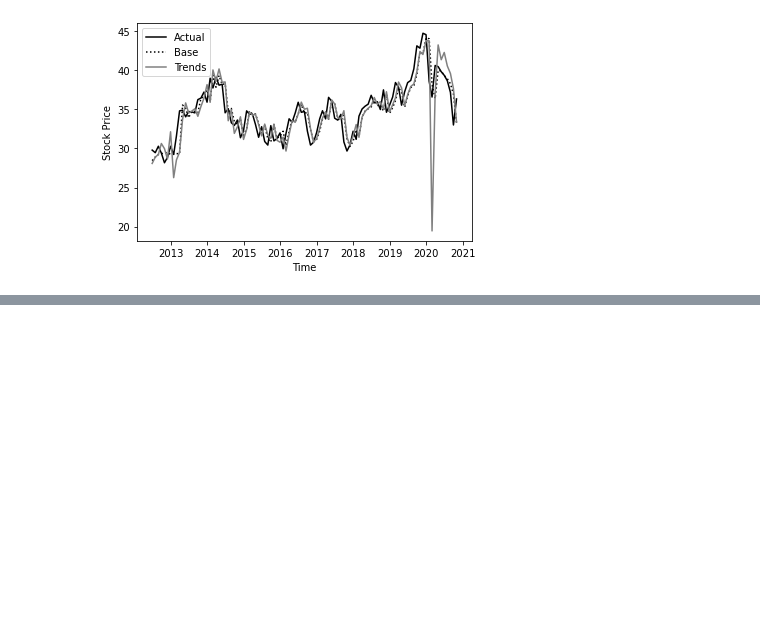
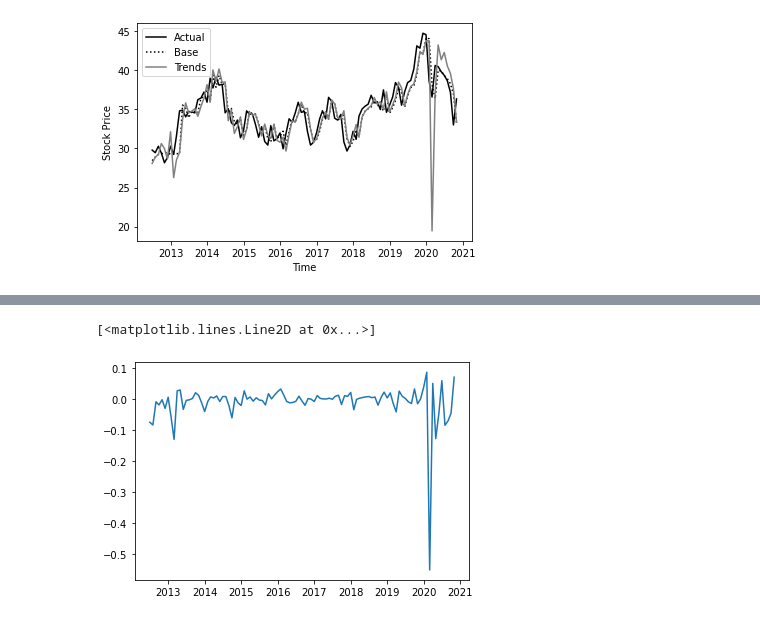
Before and after one commit to epfl-ada/ada-2020-project-milestone-p3-p3_illusions, a Jupyter notebook: extension.ipynb, the cells around one changed output, grey strips where cells are left out. Cells and saved outputs as stored; diff of their text form; code cells hidden in the pictures; blank space fills up the shorter version.

```diff
--- a/extension.ipynb
+++ b/extension.ipynb
@@ -408,0 +442,5 @@ Text(0, 0.5, 'Stock Price')
+# %%
+plt.plot(pd.to_datetime(diff_AE_PFE.index), diff_AE_PFE)
+# %% [output]
+[<matplotlib.lines.Line2D at 0x...>]
+[figure, added]
```
Also changed, not shown: parts of 7 cells of this notebook.
